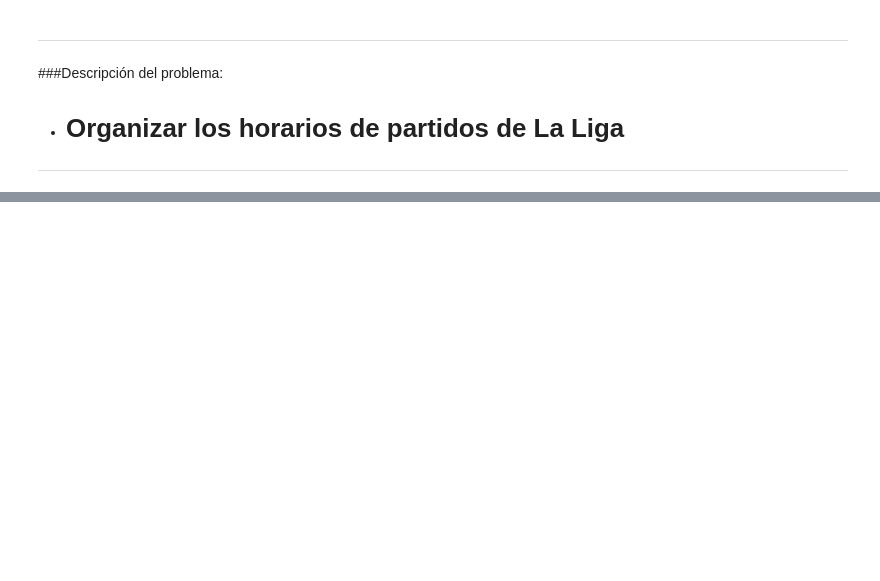
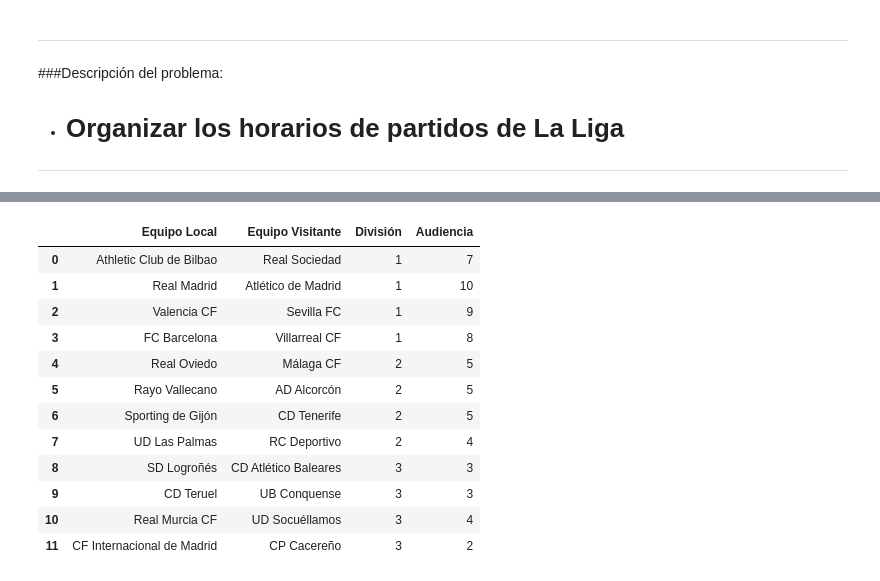
Before and after one commit to JavierSanLorenzoVIU/03MAIR---Algoritmos-de-Optimizacion---2024, a Jupyter notebook: Trabajo_Practico_Javier_SanLorenzo.ipynb, the cells around one changed output, grey strips where cells are left out. Drawn from its saved outputs; the diff is of its cells as text; code cells hidden in the pictures; blank space fills up the shorter version.

```diff
--- a/Trabajo_Practico_Javier_SanLorenzo.ipynb
+++ b/Trabajo_Practico_Javier_SanLorenzo.ipynb
@@ -115,0 +66,16 @@ def funcion_aptitud(horario, audiencias, PondHorario, CoefCoincidencia):
+# %%
+clubs = ['Real Madrid','FC Barcelona','Atlético de Madrid','Sevilla FC','Valencia CF','Athletic Club de Bilbao','Real Sociedad','Villarreal CF',
+         'Málaga CF','Real Oviedo','RC Deportivo','UD Las Palmas','Sporting de Gijón','Rayo Vallecano','CD Tenerife','AD Alcorcón',
+         'CF Internacional de Madrid','CD Teruel','SD Logroñés','CP Cacereño','UB Conquense','UD Socuéllamos','CD Atlético Baleares','Real Murcia CF']
+
+division = ['1','1','1','1','1','1','1','1',
+            '2','2','2','2','2','2','2','2',
+            '3','3','3','3','3','3','3','3']
+
+# Afición/audiencia de cada club (de 1 a 5)
+audiencia = ['5','5','5','4','5','4','3','3',
+           '3','2','2','2','3','3','2','2',
+           '1','2','2','1','1','1','1','3']
+
+equipos = pd.DataFrame({'División': division, 'Audiencia (pts)': audiencia}, index=clubs)
+display(equipos)
@@ -115,0 +154,35 @@ def funcion_aptitud(horario, audiencias, PondHorario, CoefCoincidencia):
+# %%
+# Creamos un DataFrame vacío para los enfrentamientos
+partidos_jornada = pd.DataFrame(columns=['Equipo Local', 'Equipo Visitante', 'División', 'Audiencia'])
+
+# Iteramos sobre cada división para crear los enfrentamientos
+for division in equipos['División'].unique():
+    equipos_division = equipos[equipos['División'] == division].index.tolist()
+    np.random.shuffle(equipos_division)  # Barajamos aleatoriamente los equipos
+    num_equipos = len(equipos_division)
+
+    # Creamos enfrentamientos entre equipos de la misma división
+    for i in range(0, num_equipos, 2):
+        if i + 1 < num_equipos:
+            equipo_local = equipos_division[i]
+            equipo_visitante = equipos_division[i + 1]
+            audiencia_total = int(equipos.loc[equipo_local, 'Audiencia (pts)']) + int(equipos.loc[equipo_visitante, 'Audiencia (pts)'])
+            partidos_jornada = pd.concat([partidos_jornada, pd.DataFrame({'Equipo Local': [equipo_local],
+                                                                       'Equipo Visitante': [equipo_visitante],
+                                                                       'División': [division],
+                                                                       'Audiencia': [audiencia_total]})], ignore_index=True)
+display(partidos_jornada)
+# %% [output]
+|  | Equipo Local | Equipo Visitante | División | Audiencia |
+| 0 | Athletic Club de Bilbao | Real Sociedad | 1 | 7 |
+| 1 | Real Madrid | Atlético de Madrid | 1 | 10 |
+| 2 | Valencia CF | Sevilla FC | 1 | 9 |
+| 3 | FC Barcelona | Villarreal CF | 1 | 8 |
+| 4 | Real Oviedo | Málaga CF | 2 | 5 |
+| 5 | Rayo Vallecano | AD Alcorcón | 2 | 5 |
+| 6 | Sporting de Gijón | CD Tenerife | 2 | 5 |
+| 7 | UD Las Palmas | RC Deportivo | 2 | 4 |
+| 8 | SD Logroñés | CD Atlético Baleares | 3 | 3 |
+| 9 | CD Teruel | UB Conquense | 3 | 3 |
+| 10 | Real Murcia CF | UD Socuéllamos | 3 | 4 |
+| 11 | CF Internacional de Madrid | CP Cacereño | 3 | 2 |
```
Also changed, not shown: parts of 18 cells of this notebook.
